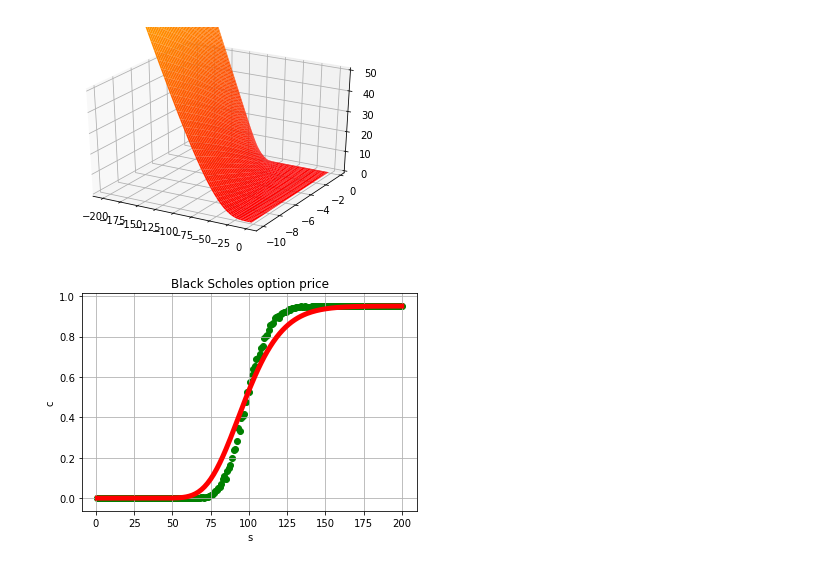
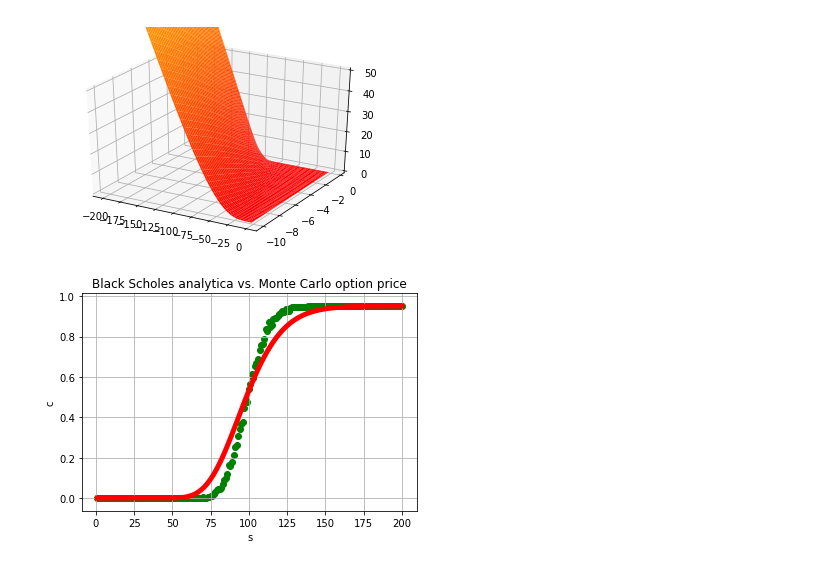
Before and after one commit to tomjonesbackup/joshi-exercises, a Jupyter notebook: joshi-monte-carlo-exercises.ipynb, the cells around one changed output. Saved outputs shown, nothing was run; the diff lists cells and outputs as text; code cells hidden in the pictures.

```diff
--- a/joshi-monte-carlo-exercises.ipynb
+++ b/joshi-monte-carlo-exercises.ipynb
@@ -103,7 +96,7 @@ class asian_product:
     def get_cashflow_times(self):
         return np.array([self.expiry])
     def generate_cashflows(self, spots):
-        return np.array([self.payoff.calc(np.sum(spots)/12.)])
+        return np.array([self.payoff.calc(np.mean(spots))])
 
 class vanilla_product:
     def __init__(self, payoff, expiry):
@@ -134,10 +127,11 @@ class digital_call_payoff:
 def bs_monte_carlo_price(product, s0, r, vol, number_of_paths):
     # pre-calculate discount factors for cashflows
     dfs = [zcb(r, ct) for ct in product.get_cashflow_times()]
+    #print "dfs = {}".format(dfs)
     # pre-calculate drifts/std devs between observation times
     drift, stddevs = pre_calc_path_params(product.get_observation_times(), r, vol)
-    #print drift
-    #print stddevs
+    #print "drifts = {}".format(drift)
+    #print "stddevs = {}".format(stddevs)
     # run simulation
     price = 0.
     for i in range(number_of_paths):
@@ -172,8 +166,6 @@ def generate_path(log_spot, drift, stddevs):
         spots[i] = sp.exp(current_log_spot)
     return spots
 
-asian_obs_times = [i/12. for i in range(1,13)]
-
-
-bs_monte_carlo_price(vanilla_product(call_payoff(K), T), S0, R, Vol, 10000)
-bs_monte_carlo_price(asian_product(call_payoff(K), asian_obs_times, T), S0, R, Vol, 10000)
+num_of_dates = 120
+asian_obs_times = [float(i)/num_of_dates for i in range(1,num_of_dates+1)]
+#asian_obs_times
@@ -212,21 +218,21 @@ plt.show()
 # %%
 spots = np.arange(1., 201., 1.)
 bs_price = bs_digital_call(spots, K, R, Vol, T)
 #mc_price = [mc_price_option(spot, R, T, Vol, K, 10000)[0] for spot in spots]
 #mc_price = [bs_monte_carlo_price(vanilla_product(call_payoff(K), T), spot, R, Vol, 1000) for spot in spots]
 mc_price = [bs_monte_carlo_price(asian_product(digital_call_payoff(K), asian_obs_times, T), spot, R, Vol, 1000) for spot in spots]
 
 plt.scatter(spots, mc_price, color=['green'])
 line, = plt.plot(spots, bs_price, 'r-')
 plt.setp(line, color='r', linewidth=5.0)
 
 plt.xlabel('s')
 plt.ylabel('c')
-plt.title('Black Scholes option price')
+plt.title('Black Scholes analytica vs. Monte Carlo option price')
 plt.grid(True)
 plt.show()
 # %% [output]
-[figure, old version]
+[figure, new version]
 # %%
 # BS vs MC price error as a histogram
 
```
Also changed, not shown: parts of 6 cells of this notebook.
